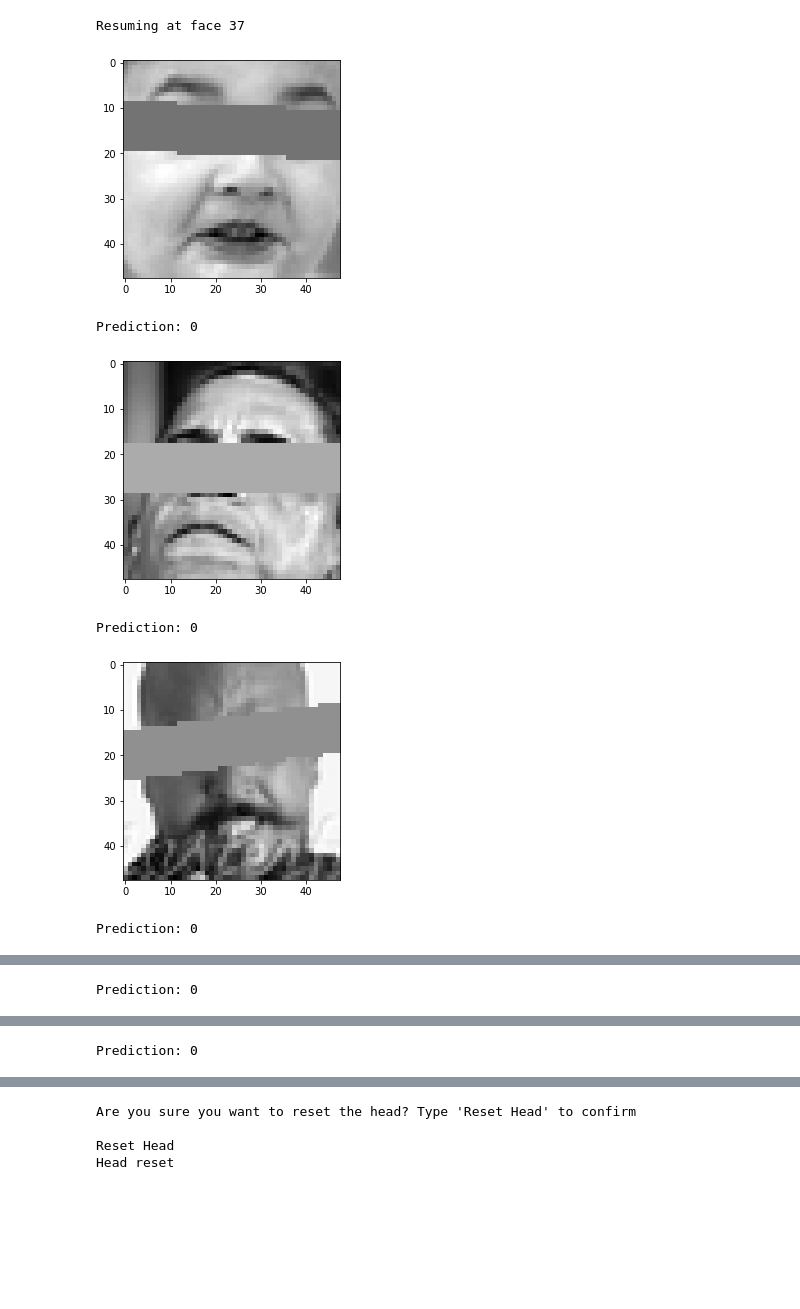
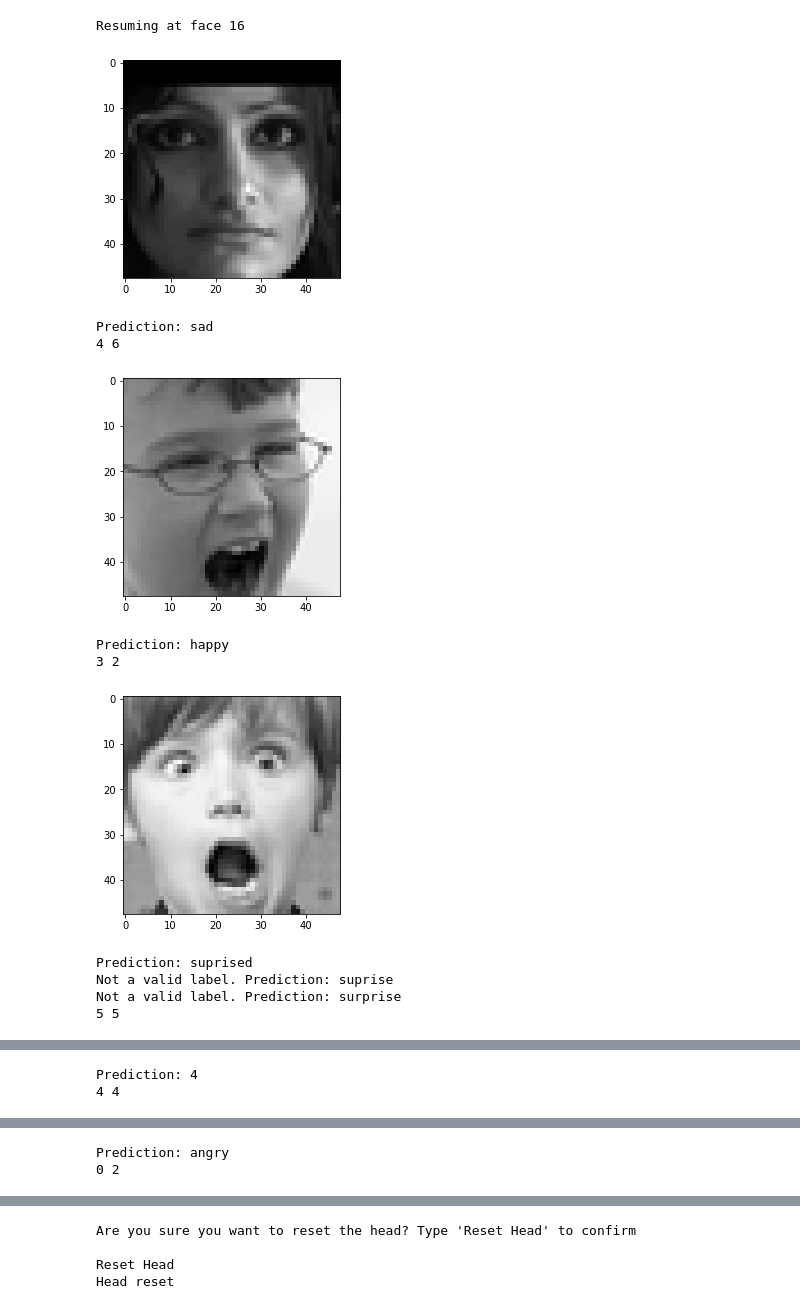
Before and after one commit to ARCTaylor/emotion-detection, a Jupyter notebook: human_face_labeling-checkpoint.ipynb, the cells around one changed output, grey strips where cells are left out. Drawn from its saved outputs; the diff is of its cells as text; code cells hidden in the pictures; blank space fills up the shorter version.

```diff
--- a/human_face_labeling-checkpoint.ipynb
+++ b/human_face_labeling-checkpoint.ipynb
@@ -9,6 +7,9 @@ import cv2
 from IPython.display import clear_output
 # %%
 dataPath = r"C:\Users\Aiden\OneDrive\Documents\Hackathon\data\icml_face_data.csv"
+controlPath = r"C:\Users\Aiden\OneDrive\Documents\Hackathon\data\data_filtered_none.csv"
+upsideDownPath = r"C:\Users\Aiden\OneDrive\Documents\Hackathon\data\data_filtered_upside_down.csv"
+coverEyesPath = r"C:\Users\Aiden\OneDrive\Documents\Hackathon\data\data_filtered_cover_eyes.csv"
 headPath = r"C:\Users\Aiden\OneDrive\Documents\Hackathon\data\head.txt"
 predictionsPath = r"C:\Users\Aiden\OneDrive\Documents\Hackathon\data\predictions.csv"
 faceCascadePath = r"C:\Users\Aiden\OneDrive\Documents\Hackathon\haarcascades\haarcascade_face.xml"
@@ -52,10 +53,9 @@ def apply_coverEyes_filter(pixelData):
 
     if(len(points) == 0):
         cv2.line(pixelData, (0, 15), (47, 15), (avgColor), 10)
-    elif(len(points) == 1):
-        cv2.line(pixelData, (0, points[0][1]), (47, points[0][1]), (avgColor), 10)
+    elif(len(points) == 1 or abs(points[0][0] - points[1][0]) < 1):
+        cv2.line(pixelData, (0, 47-points[0][1]), (47, 47-points[0][1]), (avgColor), 10)
     else:
-
         m = (points[0][1]-points[1][1]) / (points[0][0] - points[1][0])
         y1 = int(m*(-points[0][0]) + points[0][1])
         y2 = int(m*(47-points[0][0]) + points[0][1])
@@ -87,7 +87,7 @@ def apply_coverMouth_filter(pixelData):
         cv2.line(pixelData, (0, 35), (47, 35), (avgColor), 10)
 # %%
 #'none', 'upside_down' 'cover_eyes', 'cover_mouth'
-FILTER = 'cover_eyes'
+FILTER = 'none'
 
 #Read head file to know which face to start with
 with open(headPath, 'r+') as h:
@@ -97,9 +97,10 @@ with open(headPath, 'r+') as h:
     print("{} at face {}".format(startMsg, headIndex))
 
     #Main prediction loop
-    with open(dataPath, 'r') as f:
+    with open(controlPath, 'r') as f:
         with open(predictionsPath, 'a') as out:
-            data = f.readlines()[-3590:-1]
+#             [-3590:-1]
+            data = f.readlines()
             loop = True
             while(loop):
                 faceData = data[headIndex].strip("\n").split(',')
@@ -107,38 +108,45 @@ with open(headPath, 'r+') as h:
                 pixels = faceData[2].split(" ")
                 pixelData = np.asarray(pixels).reshape(imgH, imgW).astype("uint8")
 
                 if(FILTER == 'cover_eyes'):
                     apply_coverEyes_filter(pixelData)
                 elif(FILTER == 'upside_down'):
                     pixelData = np.rot90(pixelData, k=2)
                 elif(FILTER == 'cover_mouth'):
                     apply_coverMouth_filter(pixelData)
 
                 plt.imshow(pixelData, cmap='gray')
                 plt.show()
 
                 prediction = input("Prediction: ").lower()
                 while(prediction not in validLabels and prediction != "exit"):
                     prediction = input("Not a valid label. Prediction: ").lower()
                 loop = (prediction != "exit")
                 if(not loop): continue
 
                 predictionWrite = prediction if prediction.isdigit() else validLabels[prediction]
-                if(loop): predictionWrite += ", "
+                print(predictionWrite, label)
+                predictionWrite += ", " + str(predictionWrite == label)
+                if(loop): predictionWrite += "\n"
                 out.write(predictionWrite)
 
                 headIndex += 1
 #                 clear_output(wait=True)
 
             h.seek(0)
             h.write(str(headIndex))
             h.truncate()
             print("Saving at face {}".format(headIndex))
 # %% [output]
-Resuming at face 37
+Resuming at face 16
-[figure, old version]
+[figure, new version]
-Prediction: 0
+Prediction: sad
+4 6
-[figure, old version]
+[figure, new version]
-Prediction: 0
+Prediction: happy
+3 2
-[figure, old version]
+[figure, new version]
-Prediction: 0
+Prediction: suprised
+Not a valid label. Prediction: suprise
+Not a valid label. Prediction: surprise
+5 5
@@ -146 +154,2 @@ Prediction: 0
-Prediction: 0
+Prediction: 4
+4 4
@@ -148 +157,2 @@ Prediction: 0
-Prediction: 0
+Prediction: angry
+0 2
```
Also changed, not shown: parts of 2 cells of this notebook.
